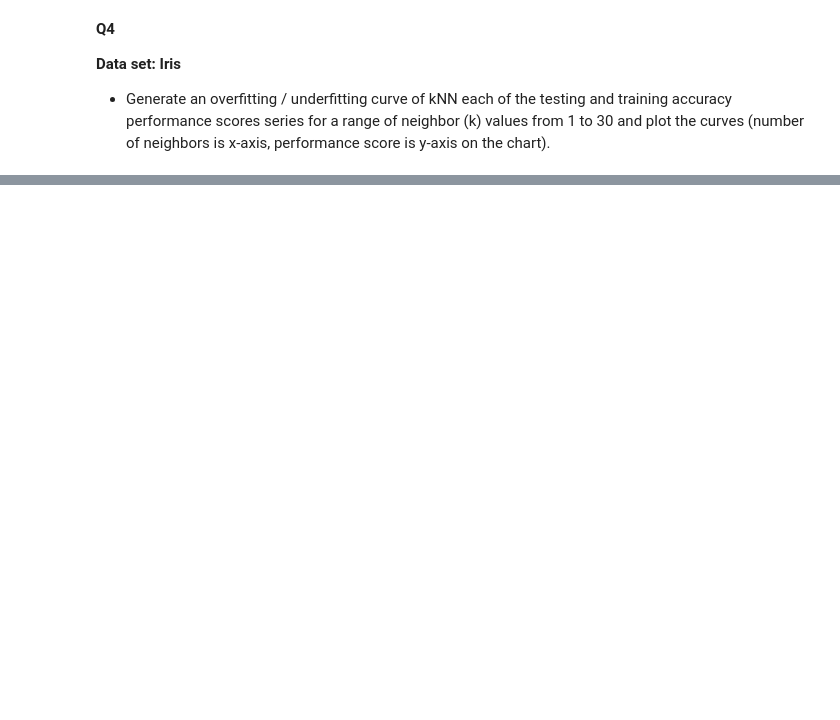
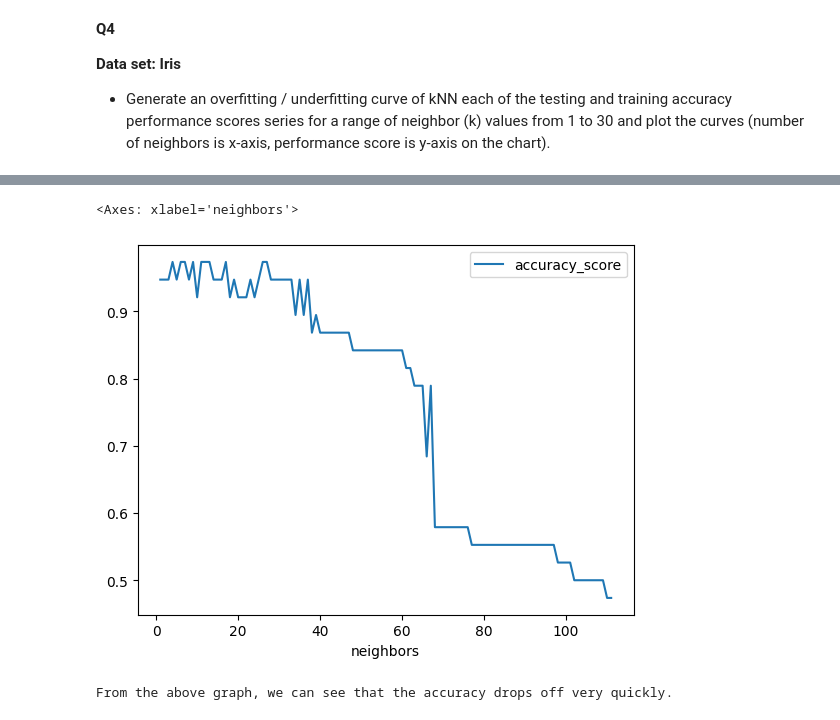
Before and after one commit to riverar9/cuny-msds, a Jupyter notebook: data602-advanced-programming-techniques/assignments/assignment-09-richie-rivera.ipynb, the cells around one changed output, grey strips where cells are left out. Cells and saved outputs as stored; diff of their text form; code cells hidden in the pictures; blank space fills up the shorter version.

Commit message:
data602 finished homework and assignment 9

```diff
--- a/data602-advanced-programming-techniques/assignments/assignment-09-richie-rivera.ipynb
+++ b/data602-advanced-programming-techniques/assignments/assignment-09-richie-rivera.ipynb
@@ -32,3 +55,15 @@ separate Python list containing target names
 * Fit the Iris dataset into a kNN model with neighbors=5 and predict the category of observations passed in
 argument new_observations. Return back the target names of each prediction (and not their encoded values,
  i.e. return setosa instead of 0).
+# %%
+iris_knn = KNN(n_neighbors = 5)
+
+iris_knn.fit(iris.data, iris.target)
+
+preds = iris_knn.predict(iris.data)
+
+full_name_preds = []
+for e in preds:
+    full_name_preds.append(iris.target_names[e])
+
+full_name_preds
@@ -48,3 +121,29 @@ argument new_observations. Return back the target names of each prediction (and
 **Data set: Iris**
 
 * Generate an overfitting / underfitting curve of kNN each of the testing and training accuracy performance scores series for a range of neighbor (k) values from 1 to 30 and plot the curves (number of neighbors is x-axis, performance score is y-axis on the chart).
+# %%
+knn_result = []
+
+for e in range(1, len(y_train)):
+    t_knn_model = KNN(n_neighbors = e)
+    t_knn_model.fit(
+        x_train,
+        y_train
+    )
+
+    t_preds = t_knn_model.predict(x_test)
+
+    t_accuracy_score = accuracy_score(
+        y_test,
+        t_preds
+    )
+
+    knn_result.append({
+        'neighbors' : e,
+        'accuracy_score' : t_accuracy_score,
+        'model' : t_knn_model
+    })
+
+knn_result_df = pd.DataFrame(knn_result).set_index('neighbors')
+
+knn_result_df.head()
@@ -50,0 +158,9 @@ argument new_observations. Return back the target names of each prediction (and
+# %%
+knn_result_df[['accuracy_score']].plot()
+# %% [output]
+<Axes: xlabel='neighbors'>
+[figure, added]
+# %%
+print('From the above graph, we can see that the accuracy drops off very quickly.')
+# %% [output]
+From the above graph, we can see that the accuracy drops off very quickly.
```
Also changed, not shown: parts of 7 cells of this notebook, 1 other file.
